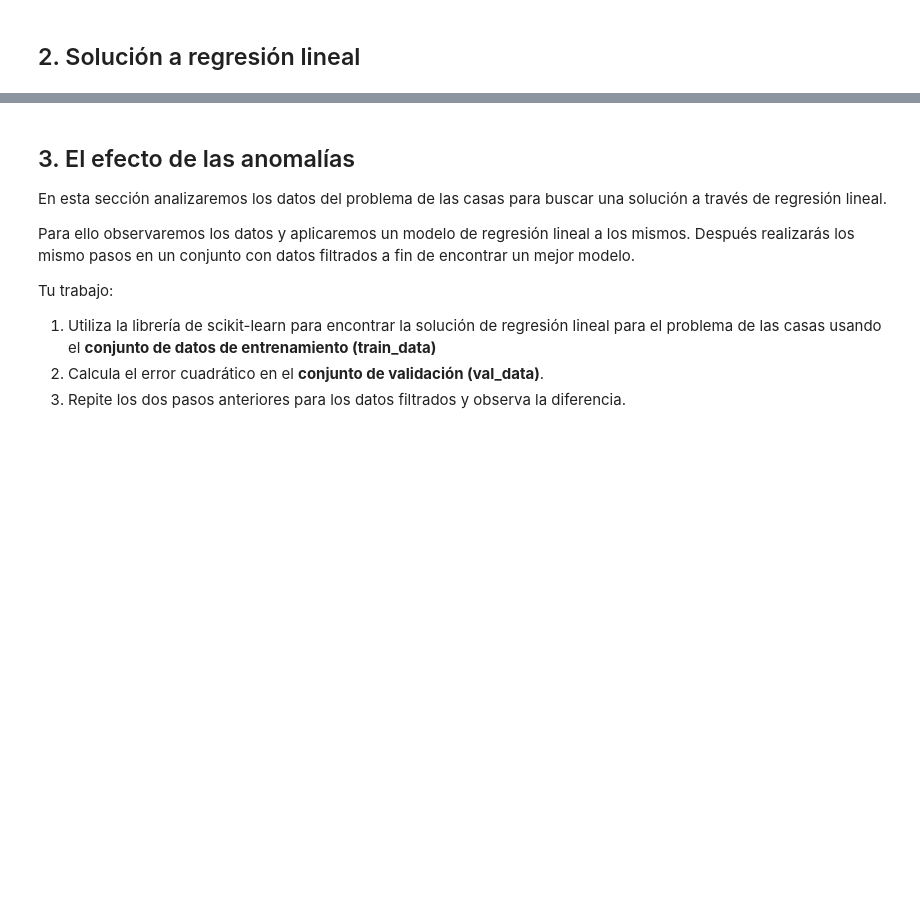
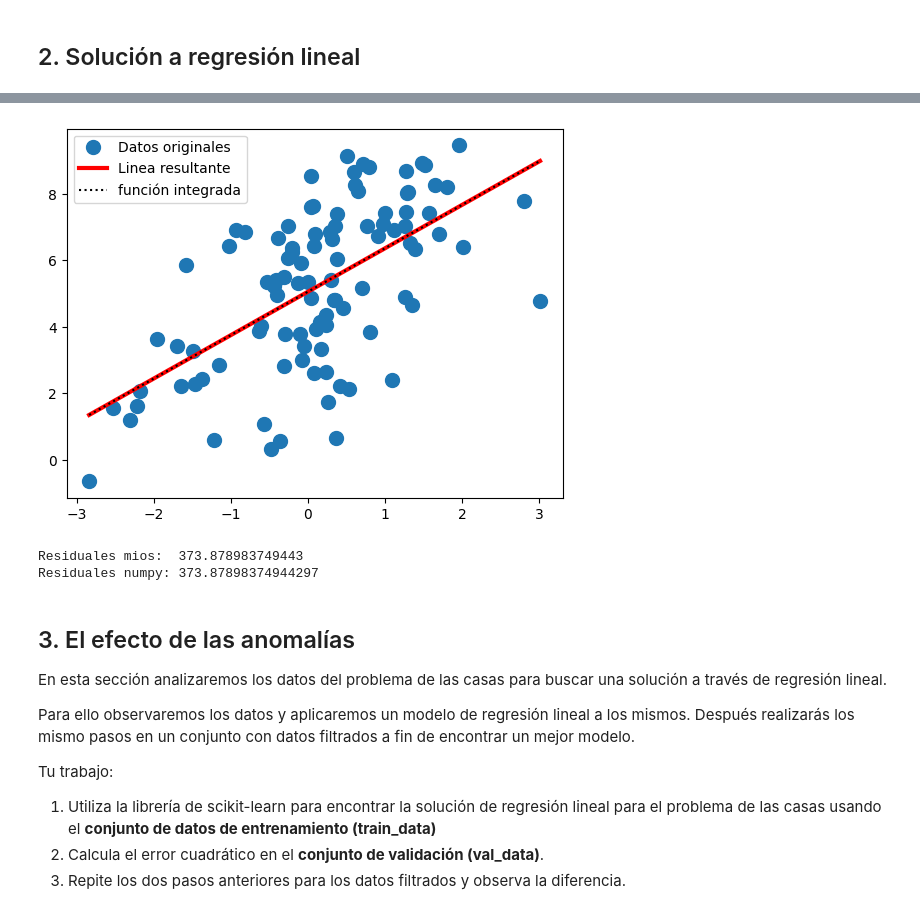
Before and after one commit to JohanaG27/ml26_Gurts, a Jupyter notebook: src/ml26/E03_LinearReg/linear_regression_sergio.ipynb, the cells around one changed output, grey strips where cells are left out. Drawn from its saved outputs; the diff is of its cells as text; code cells hidden in the pictures; blank space fills up the shorter version.

Commit message:
update sergio reg lineal y grad

```diff
--- a/src/ml26/E03_LinearReg/linear_regression_sergio.ipynb
+++ b/src/ml26/E03_LinearReg/linear_regression_sergio.ipynb
@@ -85,28 +104,42 @@ plt.legend()
 # %%
 ## 2.4 TODO: Calcula la suma de errores cuadrádos
-y_hat = ...
-residual_mio = ...
+# ====== Start of solution =====
+y_hat = X_augmented @ w_hat
+residual_mio = np.sum((y_hat - y)**2)
+# ====== End of solution =====
+
 
 ## 2.5 TODO: Compara los resultados con la función integrada de numpy 'np.linalg.lstsq'
-c, m = np.linalg.lstsq(...)
+# ====== Start of solution =====
+c, residuals, rank, s = np.linalg.lstsq(X_augmented, y, rcond=None)  # c = pesos (2,1)
+# ====== End of solution =====
 
-y_hat2 = ...
-residual_numpy = ...
+# ====== Start of solution =====
+y_hat2 = X_augmented @ c
+residual_numpy = np.sum((y_hat2 - y)**2)
+# ====== End of solution =====
+
 
 # Graficando
 plt.plot(X, y, 'o', label='Datos originales', markersize=10)
 
 # TODO: Grafica la linea resultante de TU modelo como en la sección anterior
-plt.plot(X, y_hat, 'r', lw=3, label='Linea resultante')
+idx = np.argsort(X[:, 0])
+plt.plot(X[idx], y_hat[idx], 'r', lw=3, label='Linea resultante')
 
 # TODO: Grafica la linea resultante de numpy como en la sección anterior
-plt.plot(X, y_hat2, ':k', label='función integrada')
+plt.plot(X[idx], y_hat2[idx], ':k', label='función integrada')
+
 plt.legend()
 plt.show()
 
 # TODO: Imprime y compara la suma de errores cuadrádos calculado por TU metodo y el de numpy
 print("Residuales mios: ", residual_mio)
 print("Residuales numpy:", residual_numpy)
+# %% [output]
+[figure, added]
+Residuales mios:  373.878983749443
+Residuales numpy: 373.87898374944297
 # %% [markdown]
 ## 3. El efecto de las anomalías
 
```
Also changed, not shown: parts of 13 cells of this notebook.
